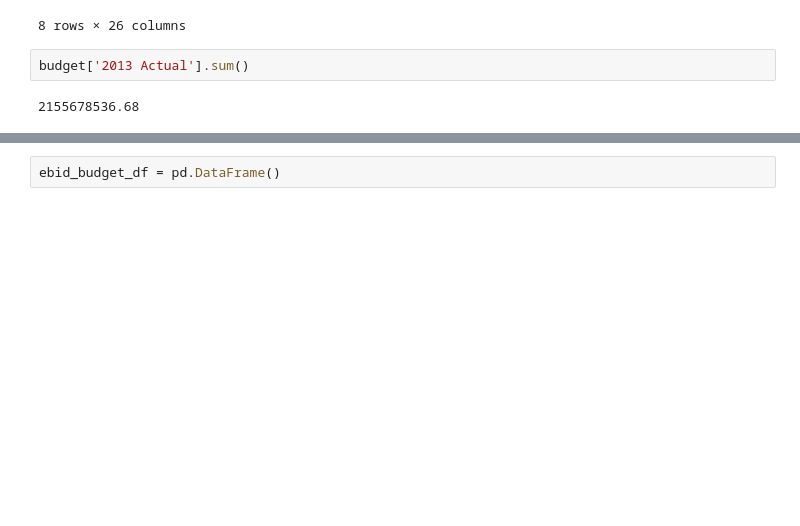
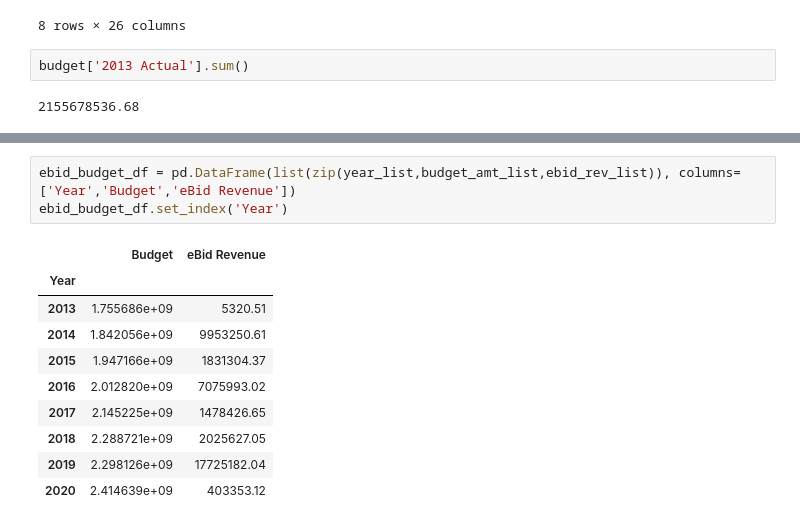
Before and after one commit to ausifer/nashville-gov-selling-stuff, a Jupyter notebook: notebooks/nashville_gov_selling_stuff.ipynb, the cells around one changed output, grey strips where cells are left out. Cells and saved outputs as stored; diff of their text form; blank space fills up the shorter version.

```diff
--- a/notebooks/nashville_gov_selling_stuff.ipynb
+++ b/notebooks/nashville_gov_selling_stuff.ipynb
@@ -184,2 +191,14 @@ IndexError: invalid index to scalar variable.
-# %%
-ebid_budget_df = pd.DataFrame()
+# %%
+ebid_budget_df = pd.DataFrame(list(zip(year_list,budget_amt_list,ebid_rev_list)), columns=['Year','Budget','eBid Revenue'])
+ebid_budget_df.set_index('Year')
+# %% [output]
+|  | Budget | eBid Revenue |
+| Year |  |  |
+| 2013 | 1.755686e+09 | 5320.51 |
+| 2014 | 1.842056e+09 | 9953250.61 |
+| 2015 | 1.947166e+09 | 1831304.37 |
+| 2016 | 2.012820e+09 | 7075993.02 |
+| 2017 | 2.145225e+09 | 1478426.65 |
+| 2018 | 2.288721e+09 | 2025627.05 |
+| 2019 | 2.298126e+09 | 17725182.04 |
+| 2020 | 2.414639e+09 | 403353.12 |
```
Also changed, not shown: parts of 3 cells of this notebook.
